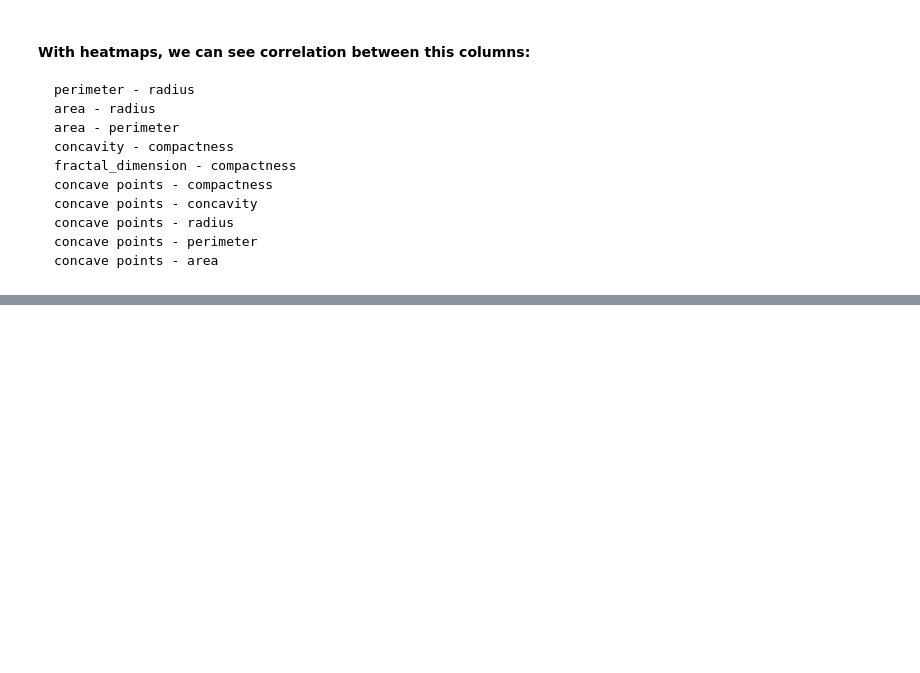
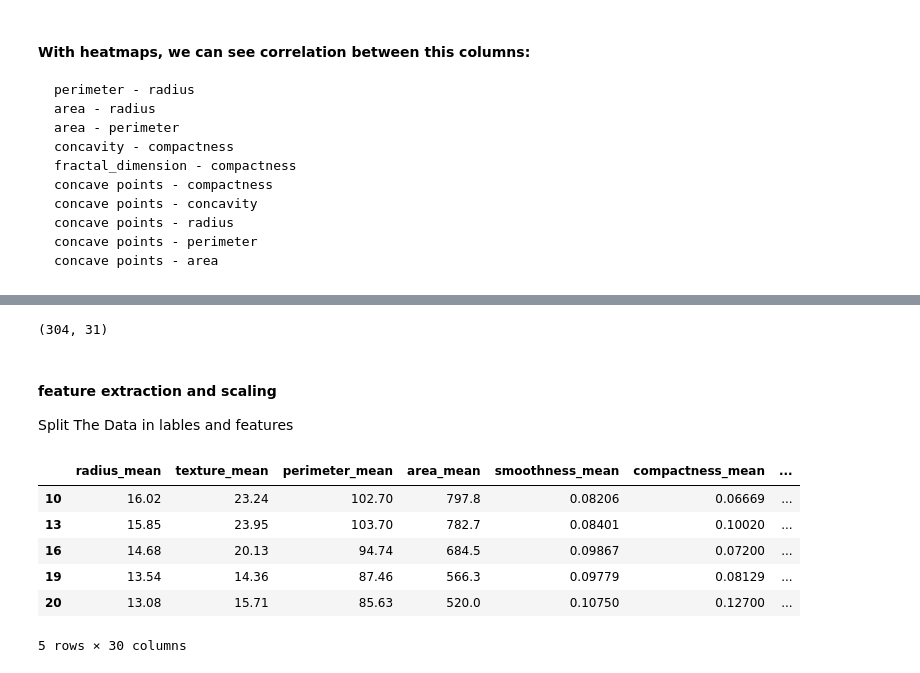
Before and after one commit to Rukundo725/Industry---Casualty-Challenge, a Jupyter notebook: notebooks/EDA.ipynb, the cells around one changed output, grey strips where cells are left out. Cells and saved outputs as stored; diff of their text form; code cells hidden in the pictures; blank space fills up the shorter version.

```diff
--- a/notebooks/EDA.ipynb
+++ b/notebooks/EDA.ipynb
@@ -488,0 +453,24 @@ boxplot = df_data.boxplot(column,rot=90,figsize = (10,5))
+# %%
+for col_name in column:
+    df_data = remove_outlier(df_data, col_name)
+
+df_data.shape
+# %% [output]
+(304, 31)
+# %% [markdown]
+#### feature extraction and scaling
+Split The Data in lables and features
+# %%
+# splitting dataset into labels and features
+feautures= df_data.drop("diagnosis", axis=1)   # our features
+labels = df_data.diagnosis                   # our label
+# %%
+feautures.head()
+# %% [output]
+|  | radius_mean | texture_mean | perimeter_mean | area_mean | smoothness_mean | compactness_mean | ... |
+| 10 | 16.02 | 23.24 | 102.70 | 797.8 | 0.08206 | 0.06669 | ... |
+| 13 | 15.85 | 23.95 | 103.70 | 782.7 | 0.08401 | 0.10020 | ... |
+| 16 | 14.68 | 20.13 | 94.74 | 684.5 | 0.09867 | 0.07200 | ... |
+| 19 | 13.54 | 14.36 | 87.46 | 566.3 | 0.09779 | 0.08129 | ... |
+| 20 | 13.08 | 15.71 | 85.63 | 520.0 | 0.10750 | 0.12700 | ... |
+5 rows × 30 columns
```
Also changed, not shown: parts of 16 cells of this notebook.
